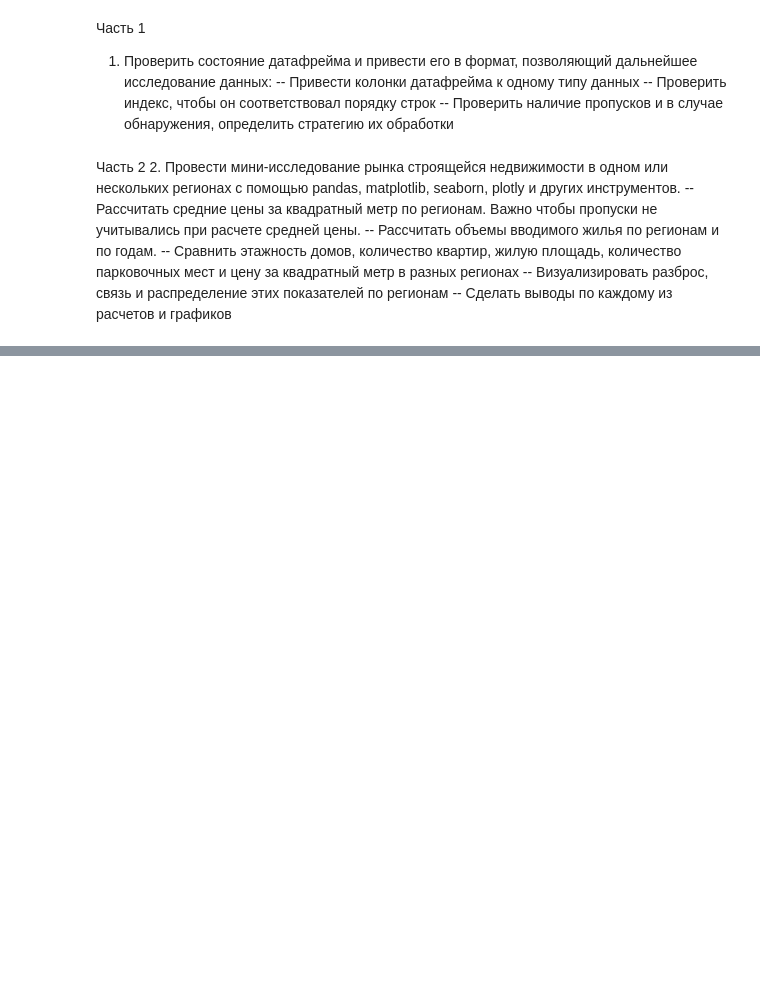
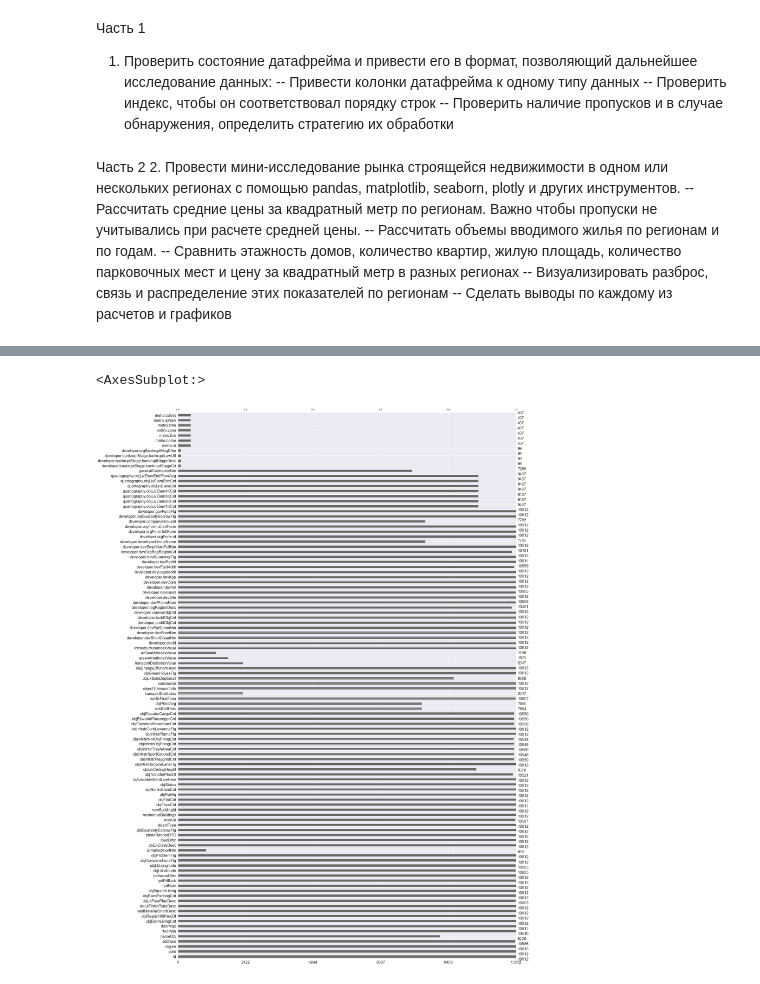
Before and after one commit to MaksDerkach/SberUniver-DS, a Jupyter notebook: Python_lessons/Hometasks/Task2_dmrf_visual.ipynb, the cells around one changed output, grey strips where cells are left out. Saved outputs shown, nothing was run; the diff lists cells and outputs as text; code cells hidden in the pictures; blank space fills up the shorter version.

```diff
--- a/Python_lessons/Hometasks/Task2_dmrf_visual.ipynb
+++ b/Python_lessons/Hometasks/Task2_dmrf_visual.ipynb
@@ -16,0 +26,2 @@
+# %%
+houses_df = pd.read_pickle('houses_dataset')
@@ -16,0 +43,6 @@
+# %%
+# визуализируем пропуски в датасете
+msno.bar(houses_df)
+# %% [output]
+<AxesSubplot:>
+[figure, added]
```
Also changed, not shown: parts of 28 cells of this notebook.
